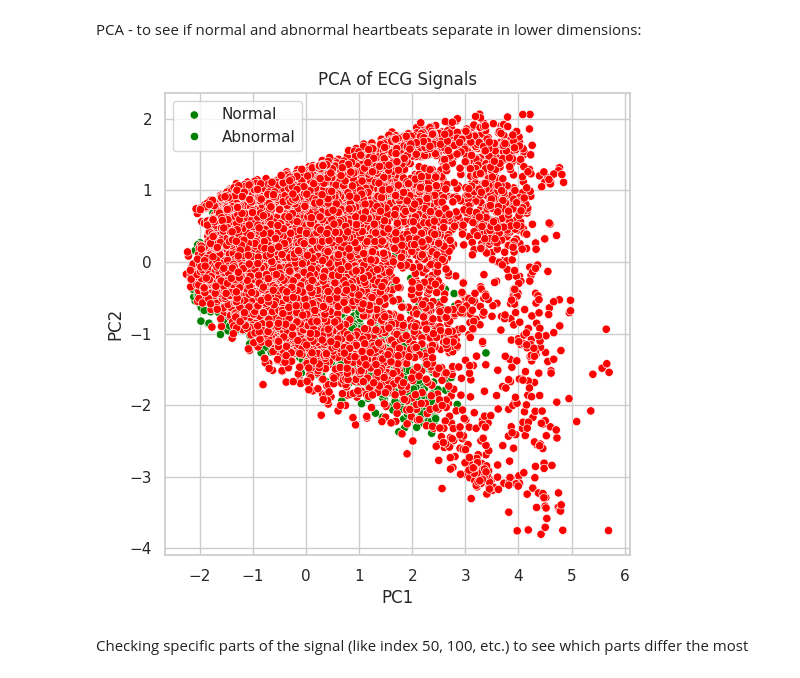
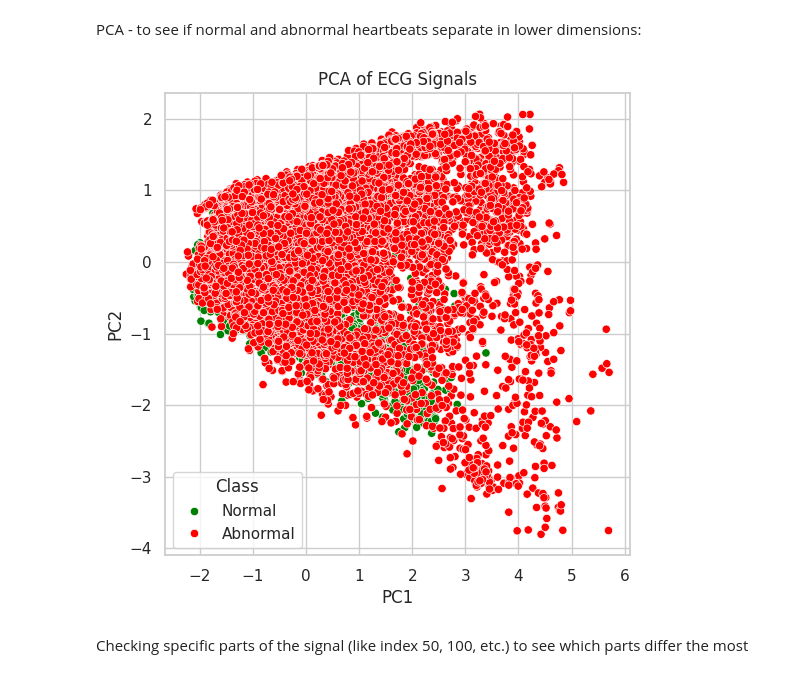
Before and after one commit to Kovarthanan07/INM706_Coursework, a Jupyter notebook: main.ipynb, the cells around one changed output. Drawn from its saved outputs; the diff is of its cells as text; code cells hidden in the pictures.

Commit message:
correcting graph

```diff
--- a/main.ipynb
+++ b/main.ipynb
@@ -166,22 +166,35 @@ plt.show()
 PCA - to see if normal and abnormal heartbeats separate in lower dimensions:
 # %%
 from sklearn.decomposition import PCA
+import matplotlib.pyplot as plt
+import seaborn as sns
+
 
 X = df.iloc[:, :-1]
 y = df['label']
 
 pca = PCA(n_components=2)
 X_pca = pca.fit_transform(X)
 
+
+df['class_name'] = df['label'].map({0: 'Normal', 1: 'Abnormal'})
+
+
 plt.figure(figsize=(6,6))
-sns.scatterplot(x=X_pca[:, 0], y=X_pca[:, 1], hue=y, palette=['green', 'red'])
+sns.scatterplot(
+    x=X_pca[:, 0],
+    y=X_pca[:, 1],
+    hue=df['class_name'],
+    palette={'Normal': 'green', 'Abnormal': 'red'}
+)
+
 plt.title('PCA of ECG Signals')
 plt.xlabel('PC1')
 plt.ylabel('PC2')
-plt.legend(labels=['Normal', 'Abnormal'])
+plt.legend(title='Class')
 plt.show()
 # %% [output]
-[figure, old version]
+[figure, new version]
 # %% [markdown]
 Checking specific parts of the signal (like index 50, 100, etc.) to see which parts differ the most
 # %%
```
